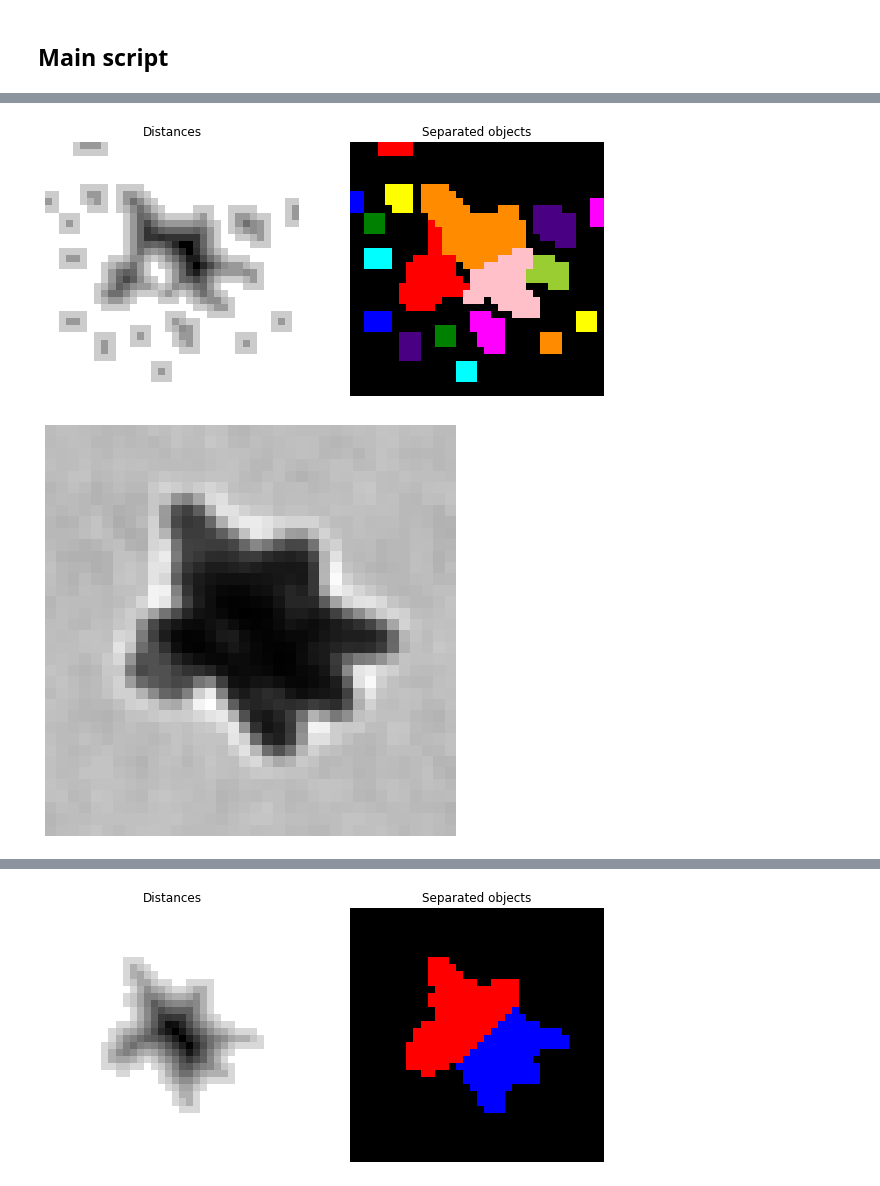
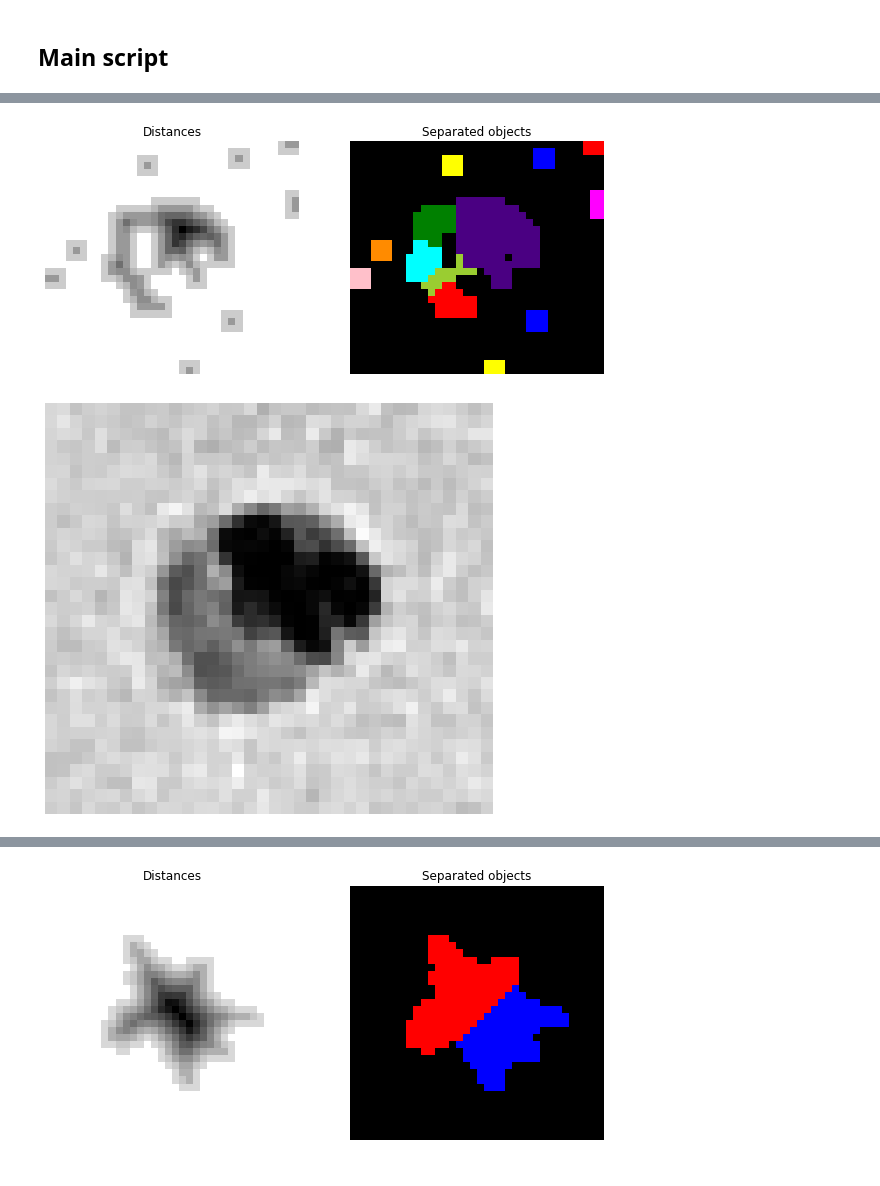
Before and after one commit to Cewein/Nanoparticle-segmentation-classification, a Jupyter notebook: Segemenation_of_nano_particle.ipynb, the cells around one changed output, grey strips where cells are left out. Drawn from its saved outputs; the diff is of its cells as text; code cells hidden in the pictures.

```diff
--- a/Segemenation_of_nano_particle.ipynb
+++ b/Segemenation_of_nano_particle.ipynb
@@ -43,14 +57,14 @@ boudingBox.exctractParticle(255 - im2, bboxArray,fileName, save=True, display=Fa
 # %%
 #second pass
 
-im2 = utils.openFile(f"out/{fileName}/output-7.png",1.0)
+im2 = utils.openFile(f"out/{fileName}/output-10.png",1.0)
 im2processed = nanoSegmentation.preProcessing(im2,3,0)
 imBinary2 = nanoSegmentation.thresholdOtsu(im2processed)
 labels2, markers2 = nanoSegmentation.distanceBasedWatershed(imBinary2,True)
 _ = boudingBox.getBoundingBox(255 - im2, labels2,250, True)
 # %% [output]
-[figure, old version]
+[figure, new version]
-[figure, old version]
+[figure, new version]
 # %%
 #second pass
 
```
Also changed, not shown: parts of 5 cells of this notebook, 2 other files.
